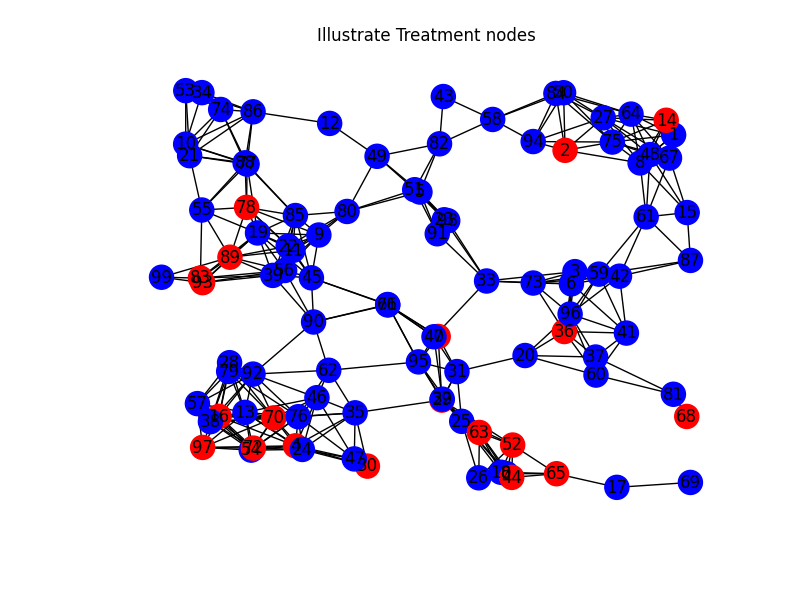
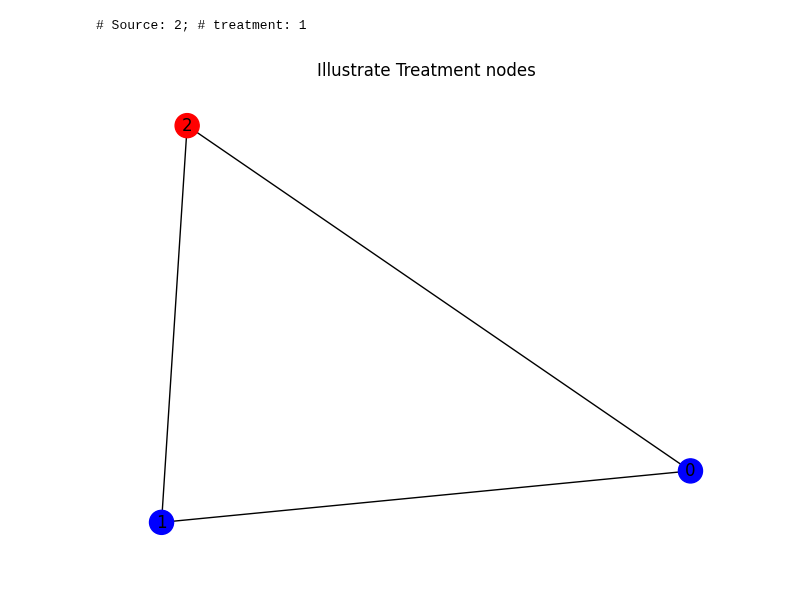
Before and after one commit to matt-banschbach/CMOR492-DWS, a Jupyter notebook: optimization_models/random_graph_singleperiod.ipynb, the cells around one changed output. Drawn from its saved outputs; the diff is of its cells as text; code cells hidden in the pictures.

```diff
--- a/optimization_models/random_graph_singleperiod.ipynb
+++ b/optimization_models/random_graph_singleperiod.ipynb
@@ -36,10 +14,11 @@ G, source_nodes, treatment_nodes = make_random_geometric_graph(n, [-20, -20, 0],
-# %%
-node_colors = ['red' if G.nodes[node]['treatment'] == 1 else 'blue' for node in G.nodes]
-nx.draw(G, with_labels=True, pos=[G.nodes[node]['pos'][:2] for node in G.nodes], node_color=node_colors)
-plt.title("Illustrate Treatment nodes")
-plt.show()
-# %% [output]
-[figure, removed]
+# %%
+n=3
+G, source_nodes, treatment_nodes = make_small_test_graph(n, 3, 0.1, 1)
+print(f"# Source: {len(source_nodes)}; # treatment: {len(treatment_nodes)}")
+draw_treatment_visual(G)
+# %% [output]
+# Source: 2; # treatment: 1
+[figure, added]
 # %%
 Path = {}  # Set of shortest paths from each source node i to each treatment node j
 NLinks = {}  # Number of edges in each path
```
Also changed, not shown: parts of 11 cells of this notebook, 3 other files.
